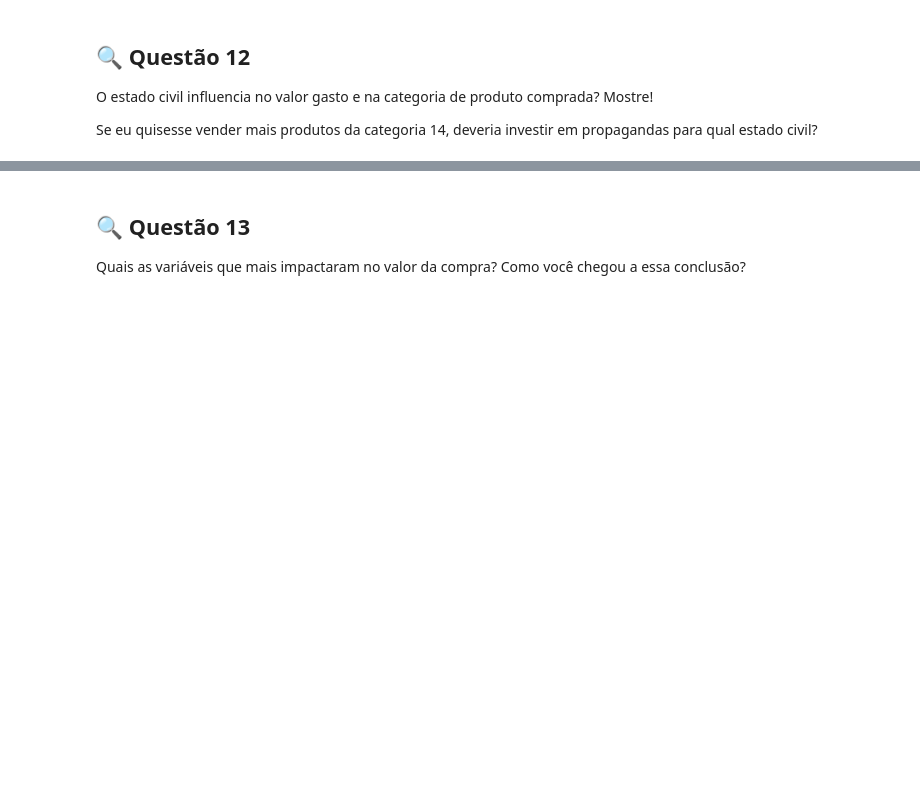
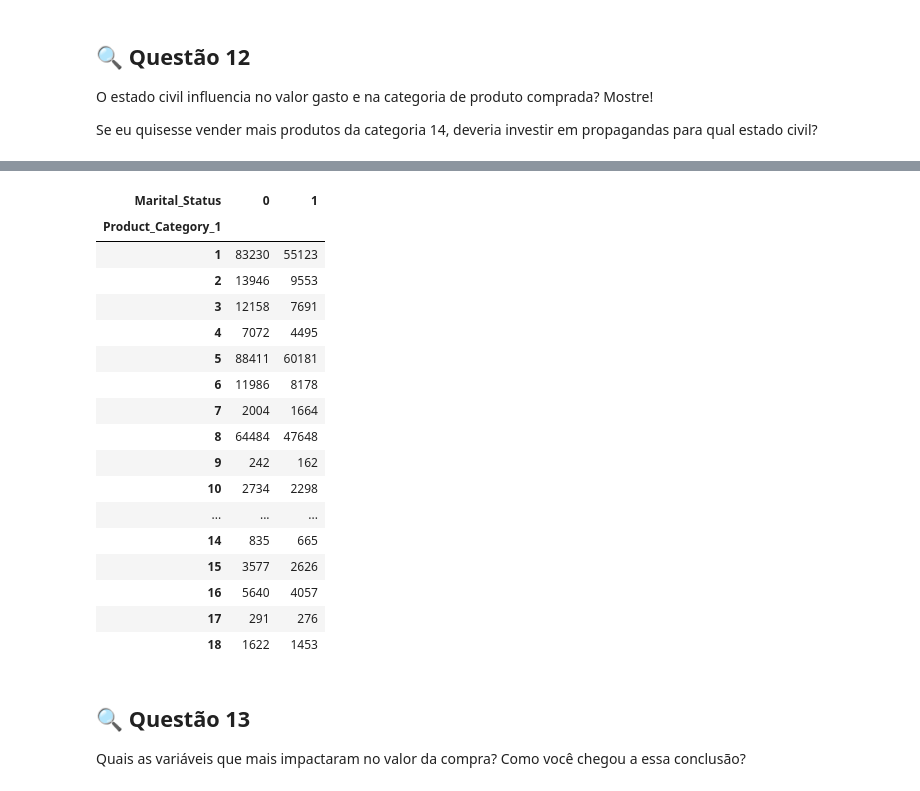
Before and after one commit to ewerthonk/EDA-ecommerce-black-friday, a Jupyter notebook: ecommerce-black-friday.ipynb, the cells around one changed output, grey strips where cells are left out. Drawn from its saved outputs; the diff is of its cells as text; code cells hidden in the pictures; blank space fills up the shorter version.

```diff
--- a/ecommerce-black-friday.ipynb
+++ b/ecommerce-black-friday.ipynb
@@ -392,0 +480,22 @@ Se eu quisesse vender mais produtos da categoria 14, deveria investir em propaga
+# %%
+test = pd.crosstab(index=df['Product_Category_1'], columns=df['Marital_Status'])
+test
+# %% [output]
+| Marital_Status | 0 | 1 |
+| Product_Category_1 |  |  |
+| 1 | 83230 | 55123 |
+| 2 | 13946 | 9553 |
+| 3 | 12158 | 7691 |
+| 4 | 7072 | 4495 |
+| 5 | 88411 | 60181 |
+| 6 | 11986 | 8178 |
+| 7 | 2004 | 1664 |
+| 8 | 64484 | 47648 |
+| 9 | 242 | 162 |
+| 10 | 2734 | 2298 |
+| ... | ... | ... |
+| 14 | 835 | 665 |
+| 15 | 3577 | 2626 |
+| 16 | 5640 | 4057 |
+| 17 | 291 | 276 |
+| 18 | 1622 | 1453 |
```
Also changed, not shown: parts of 10 cells of this notebook.
